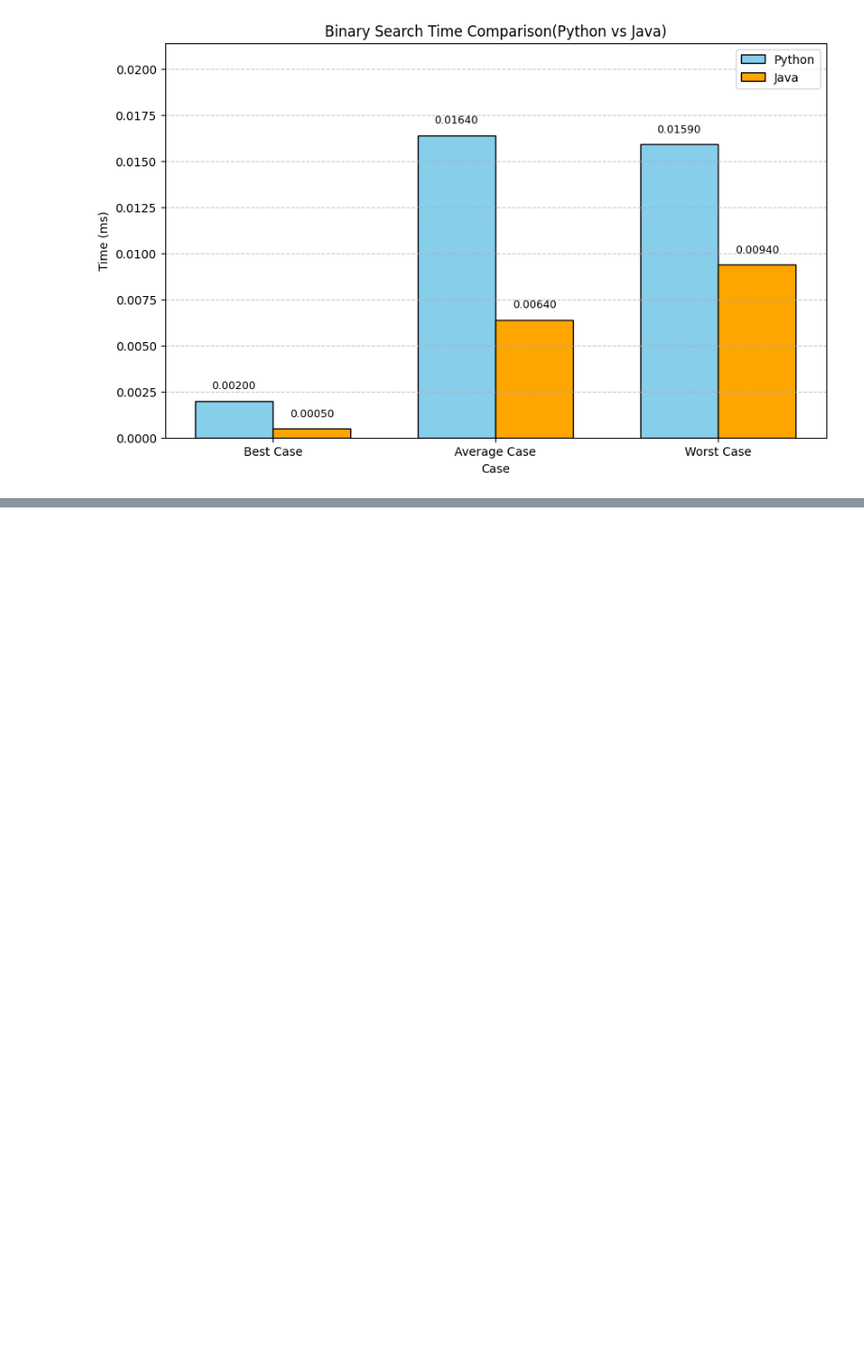
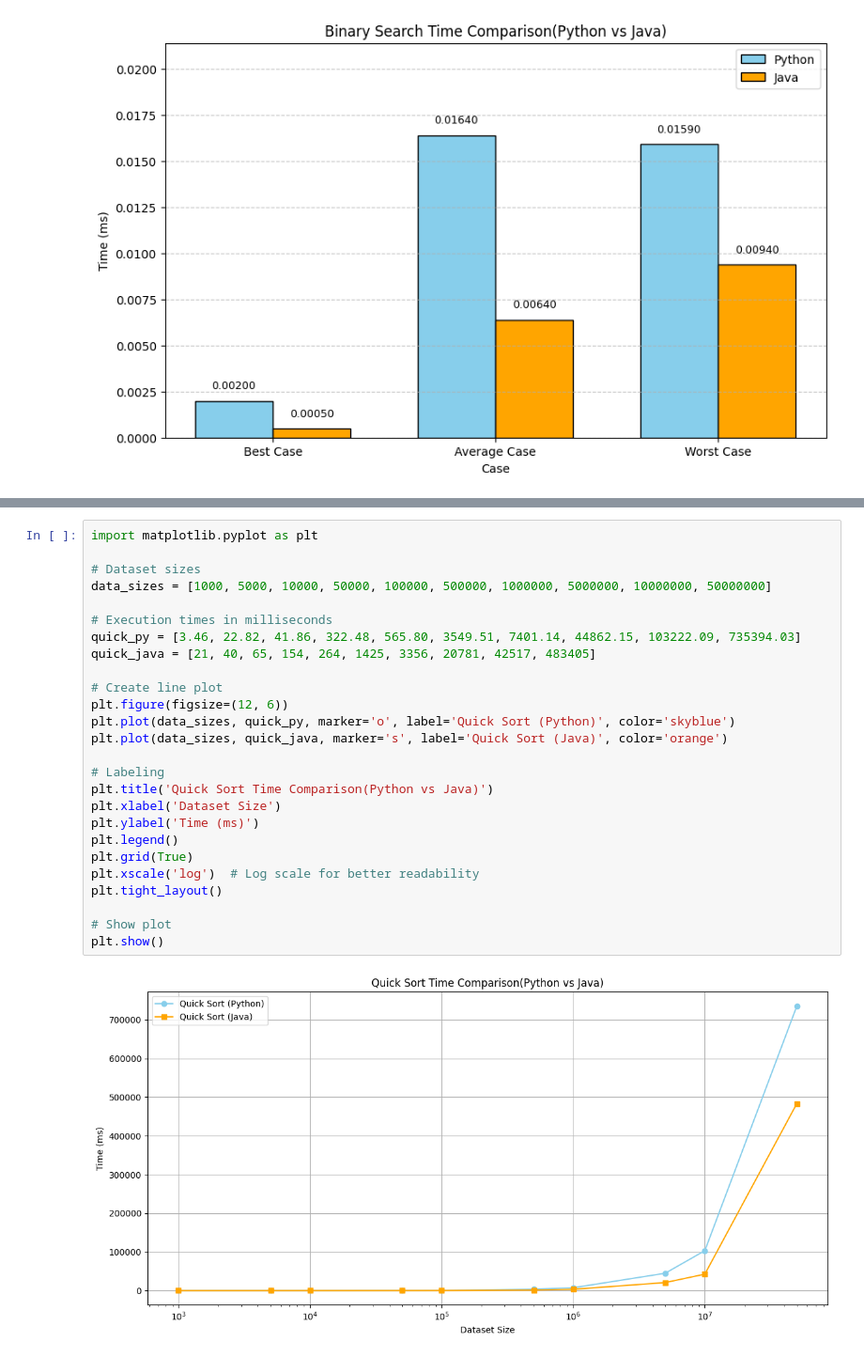
Before and after one commit to JOONLI026/Algorithm_assignment, a Jupyter notebook: visual.ipynb, the cells around one changed output, grey strips where cells are left out. Shown: that part at 94% size. Cells and saved outputs as stored; diff of their text form; blank space fills up the shorter version.

```diff
--- a/visual.ipynb
+++ b/visual.ipynb
@@ -74,0 +103,28 @@ plt.show()
+# %%
+import matplotlib.pyplot as plt
+
+# Dataset sizes
+data_sizes = [1000, 5000, 10000, 50000, 100000, 500000, 1000000, 5000000, 10000000, 50000000]
+
+# Execution times in milliseconds
+quick_py = [3.46, 22.82, 41.86, 322.48, 565.80, 3549.51, 7401.14, 44862.15, 103222.09, 735394.03]
+quick_java = [21, 40, 65, 154, 264, 1425, 3356, 20781, 42517, 483405]
+
+# Create line plot
+plt.figure(figsize=(12, 6))
+plt.plot(data_sizes, quick_py, marker='o', label='Quick Sort (Python)', color='skyblue')
+plt.plot(data_sizes, quick_java, marker='s', label='Quick Sort (Java)', color='orange')
+
+# Labeling
+plt.title('Quick Sort Time Comparison(Python vs Java)')
+plt.xlabel('Dataset Size')
+plt.ylabel('Time (ms)')
+plt.legend()
+plt.grid(True)
+plt.xscale('log')  # Log scale for better readability
+plt.tight_layout()
+
+# Show plot
+plt.show()
+# %% [output]
+[figure, added]
```
Also changed, not shown: parts of 4 cells of this notebook, 9 other files.
